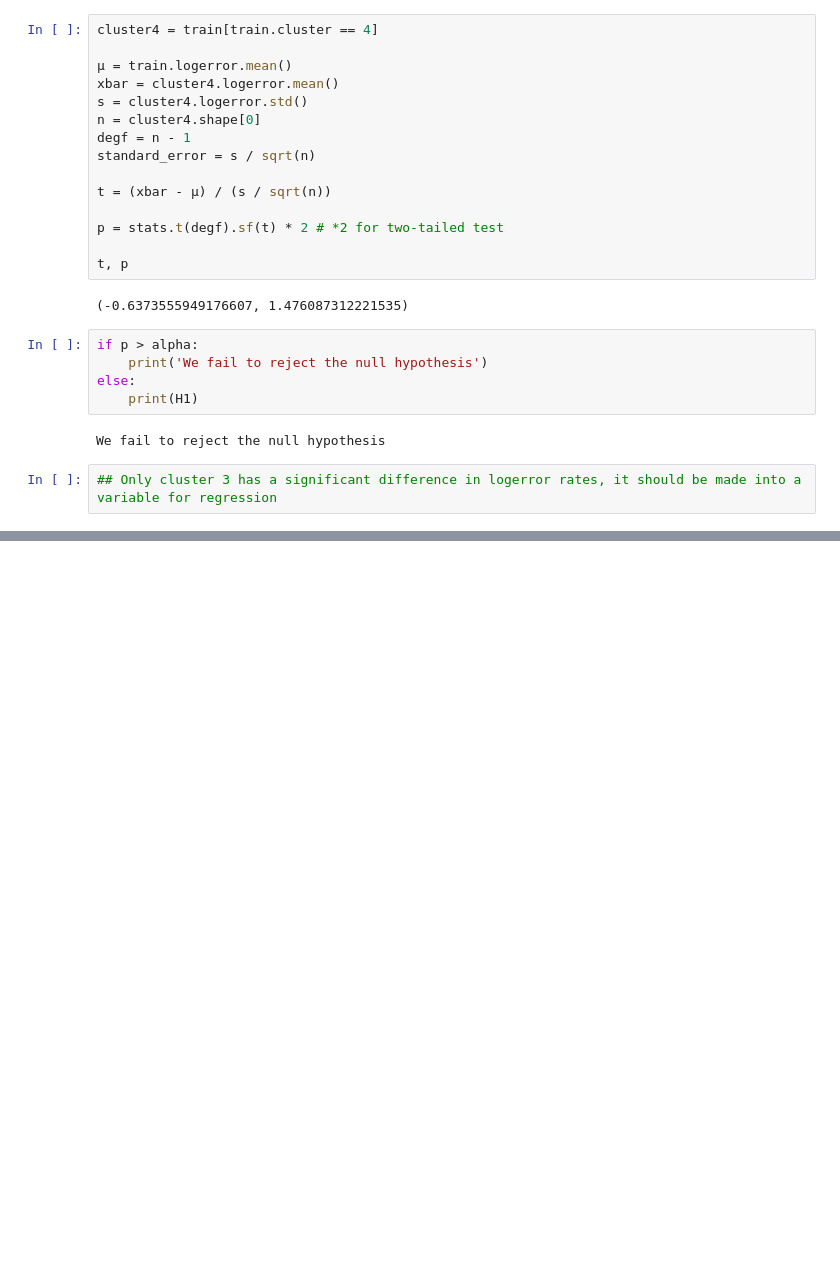
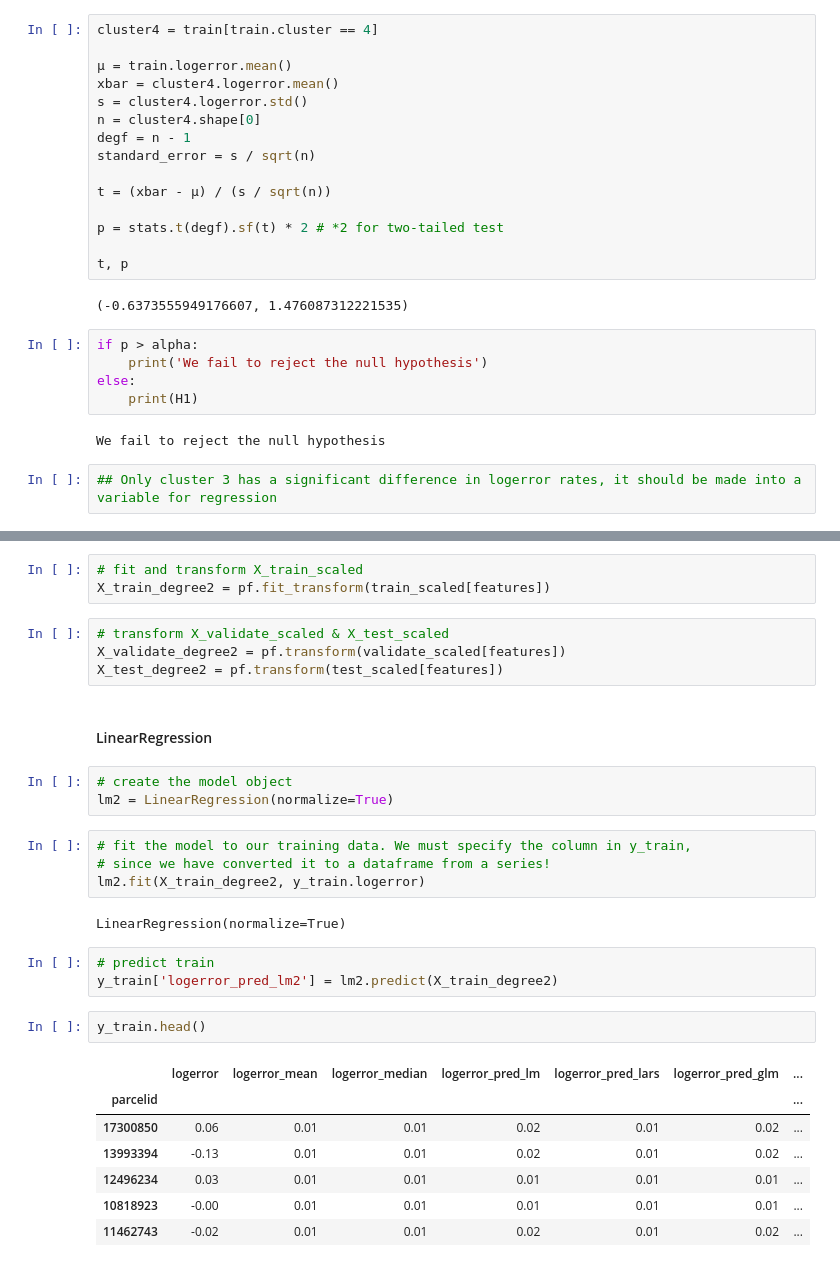
Before and after one commit to davidb-and-john/clustering-project, a Jupyter notebook: final_cluster_model.ipynb, the cells around one changed output, grey strips where cells are left out. Saved outputs shown, nothing was run; the diff lists cells and outputs as text; blank space fills up the shorter version.

```diff
--- a/final_cluster_model.ipynb
+++ b/final_cluster_model.ipynb
@@ -531,0 +890,31 @@ We fail to reject the null hypothesis
+# %%
+# fit and transform X_train_scaled
+X_train_degree2 = pf.fit_transform(train_scaled[features])
+# %%
+# transform X_validate_scaled & X_test_scaled
+X_validate_degree2 = pf.transform(validate_scaled[features])
+X_test_degree2 = pf.transform(test_scaled[features])
+# %% [markdown]
+#### LinearRegression
+# %%
+# create the model object
+lm2 = LinearRegression(normalize=True)
+# %%
+# fit the model to our training data. We must specify the column in y_train,
+# since we have converted it to a dataframe from a series!
+lm2.fit(X_train_degree2, y_train.logerror)
+# %% [output]
+LinearRegression(normalize=True)
+# %%
+# predict train
+y_train['logerror_pred_lm2'] = lm2.predict(X_train_degree2)
+# %%
+y_train.head()
+# %% [output]
+|  | logerror | logerror_mean | logerror_median | logerror_pred_lm | logerror_pred_lars | logerror_pred_glm | ... |
+| parcelid |  |  |  |  |  |  | ... |
+| 17300850 | 0.06 | 0.01 | 0.01 | 0.02 | 0.01 | 0.02 | ... |
+| 13993394 | -0.13 | 0.01 | 0.01 | 0.02 | 0.01 | 0.02 | ... |
+| 12496234 | 0.03 | 0.01 | 0.01 | 0.01 | 0.01 | 0.01 | ... |
+| 10818923 | -0.00 | 0.01 | 0.01 | 0.01 | 0.01 | 0.01 | ... |
+| 11462743 | -0.02 | 0.01 | 0.01 | 0.02 | 0.01 | 0.02 | ... |
```
Also changed, not shown: parts of 71 cells of this notebook.
